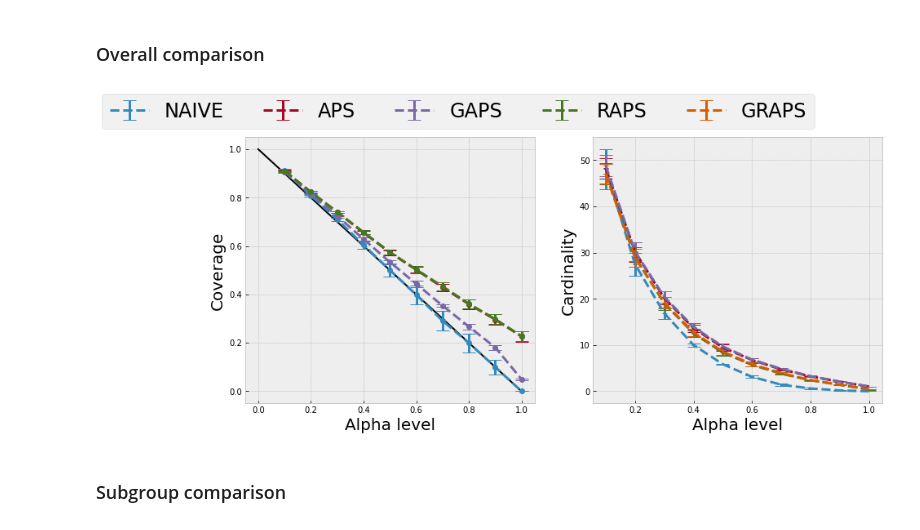
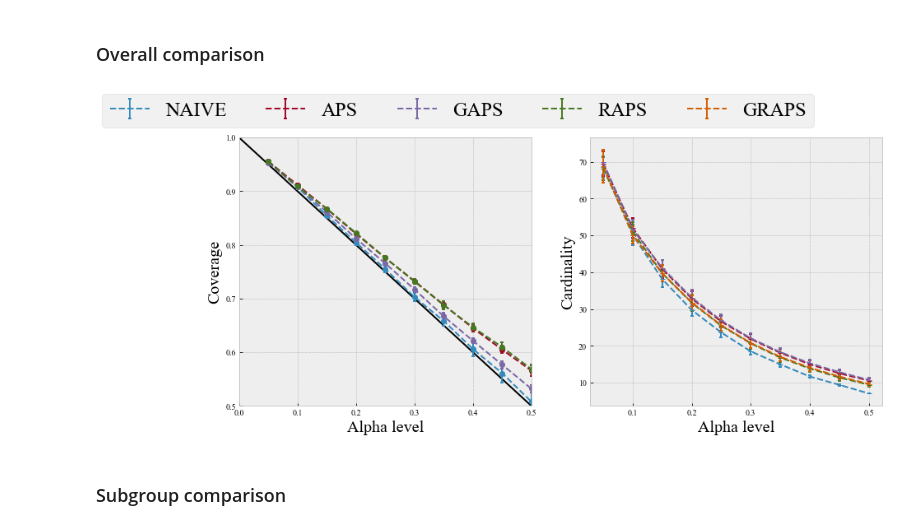
Before and after one commit to clu5/AAAI-22, a Jupyter notebook: fitz.ipynb, the cells around one changed output. Saved outputs shown, nothing was run; the diff lists cells and outputs as text; code cells hidden in the pictures.

```diff
--- a/fitz.ipynb
+++ b/fitz.ipynb
@@ -403,19 +297,18 @@ A
 # %%
 def get_coverage(labels: list, prediction_sets: list) -> float:
-    N = len(labels)
-    assert N
+    k = len(labels)
+    assert k
     correct = 0
     for label, pred in zip(labels, prediction_sets):
         correct += 1 if label in pred else 0
-    return correct / N
+    return correct / k
 
-def get_subgroup_coverage(
-        df,
-        pred_col,
-        label_col='label',
-        subgroup_col='subgroup',
-        subgroups=A,
-    ) -> dict:
+def get_cardinality(prediction_sets: list) -> float:
+    k = len(prediction_sets)
+    assert k
+    return sum([len(x) for x in prediction_sets]) / k
+
+def get_subgroup_coverage(df, pred_col, label_col='label', subgroup_col='subgroup', subgroups=A) -> dict:
     res = {}
     for a in subgroups:
         sub_df = df[df[subgroup_col] == a]
@@ -425,23 +318,11 @@ def get_subgroup_coverage(
         )
     return res
 
-def get_cardinality(prediction_sets: list) -> float:
-    N = len(prediction_sets)
-    assert N
-    return sum([len(x) for x in prediction_sets]) / N
-
-def get_subgroup_cardinality(
-        df,
-        pred_col,
-        subgroup_col='subgroup',
-        subgroups=A,
-    ) -> dict:
+def get_subgroup_cardinality(df, pred_col, subgroup_col='subgroup', subgroups=A) -> dict:
     res = {}
     for a in subgroups:
         sub_df = df[df[subgroup_col] == a]
-        res[a] = get_cardinality(
-            sub_df[pred_col].values.tolist(),
-        )
+        res[a] = get_cardinality(sub_df[pred_col].values.tolist())
     return res
 # %% [markdown]
 ### Helper functions
@@ -728,7 +622,7 @@ test_dfs['seed_0'][columns].head()
 * Calibration set for correct marginal coverage
 * Parameterized regulaization penality $\lambda$ and $K$
 # %%
-K_REG = 10
+K_REG = 0
 LAMBDA = 1e-4
 
 penalty = np.zeros((1, C))
@@ -931,10 +789,12 @@ plt.show()
 # %%
-capsize = 8
+capsize = 2
 fontsize=20
-capthick=1
-lw = 3
+capthick=2
+lw = 2
 marker='o'
 fig, ax = plt.subplots(ncols=2, figsize=(14, 6))
+ax[0].set_xlim(0, 0.5)
+ax[0].set_ylim(0.5, 1)
 ax[0].plot([1, 0], [0, 1], c='k', label='Ideal Coverage')
 ax[0].errorbar(
     alpha, naive_coverage_mean, yerr=naive_coverage_std, lw=lw,
@@ -954,34 +814,34 @@ ax[0].errorbar(
 )
 ax[0].set_xlabel('Alpha level', fontsize=fontsize)
 ax[0].set_ylabel('Coverage', fontsize=fontsize)
 
 ax[1].errorbar(
     alpha, naive_cardinality_mean, yerr=naive_cardinality_std, lw=lw,
     marker='_', ls='--', capthick=capthick, capsize=capsize, label='NAIVE',
 )
 ax[1].errorbar(
     alpha, aps_cardinality_mean, yerr=aps_cardinality_std, lw=lw,
     marker='_', ls='--', capthick=capthick, capsize=capsize, label='APS',
 )
 ax[1].errorbar(
     alpha, gaps_cardinality_mean , yerr=gaps_cardinality_std, lw=lw,
     marker='_', ls='--', capthick=capthick, capsize=capsize, label='GAPS',
 )
 ax[1].errorbar(
     alpha, raps_cardinality_mean, yerr=raps_cardinality_std, lw=lw,
     marker='_', ls='--', capthick=capthick, capsize=capsize, label='RAPS',
 )
 ax[1].errorbar(
     alpha, graps_cardinality_mean , yerr=graps_cardinality_std, lw=lw,
     marker='_', ls='--', capthick=capthick, capsize=capsize, label='GRAPS',
 )
 ax[1].set_xlabel('Alpha level', fontsize=fontsize)
 ax[1].set_ylabel('Cardinality', fontsize=fontsize)
 plt.legend(fontsize=fontsize + 4, bbox_to_anchor=(0.8, 1.2), ncol=5)
 plt.savefig(fig_dir / 'fitz-compare.png')
 plt.show()
 # %% [output]
-[figure, old version]
+[figure, new version]
 # %% [markdown]
 ### Subgroup comparison
 # %%
```
Also changed, not shown: parts of 78 cells of this notebook, 2 other files.
